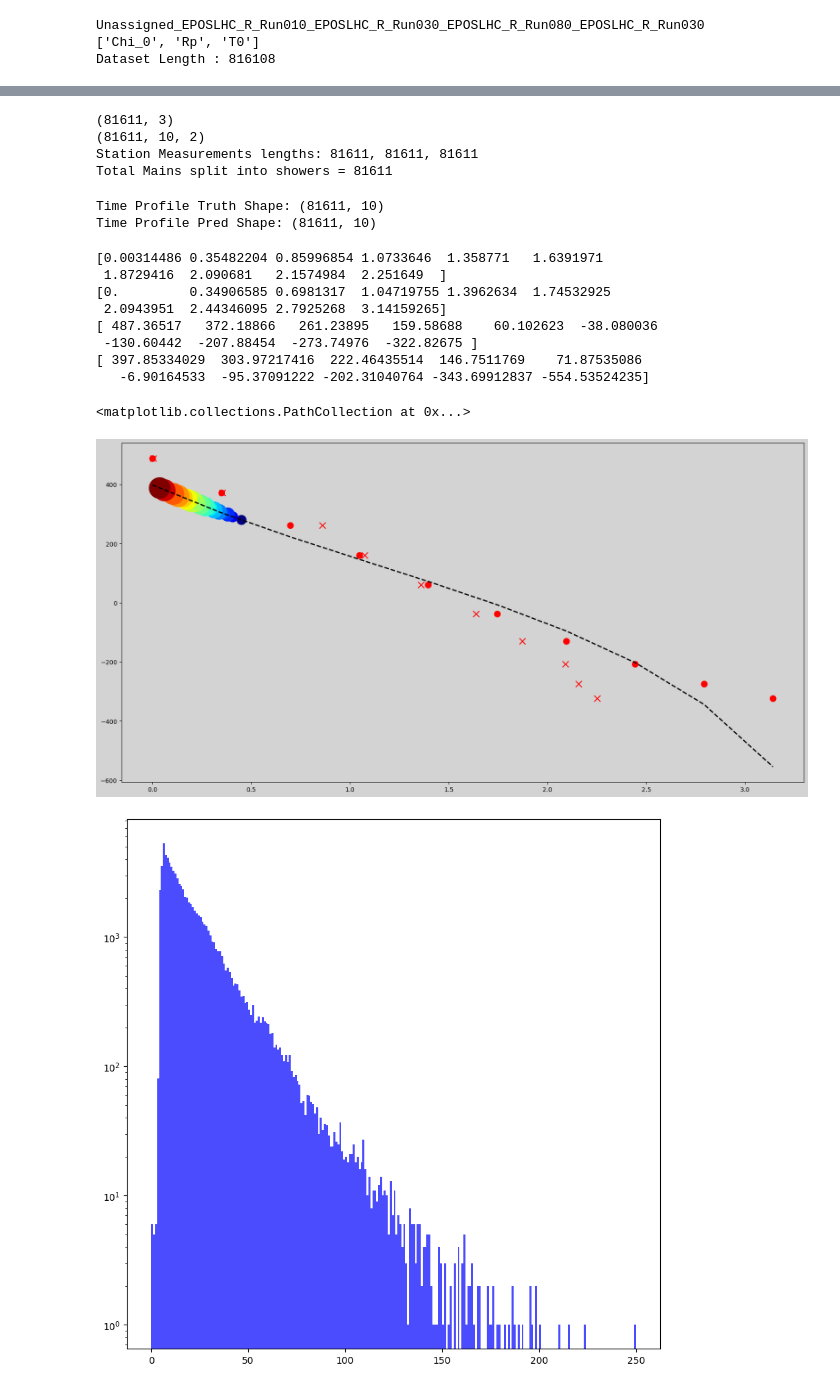
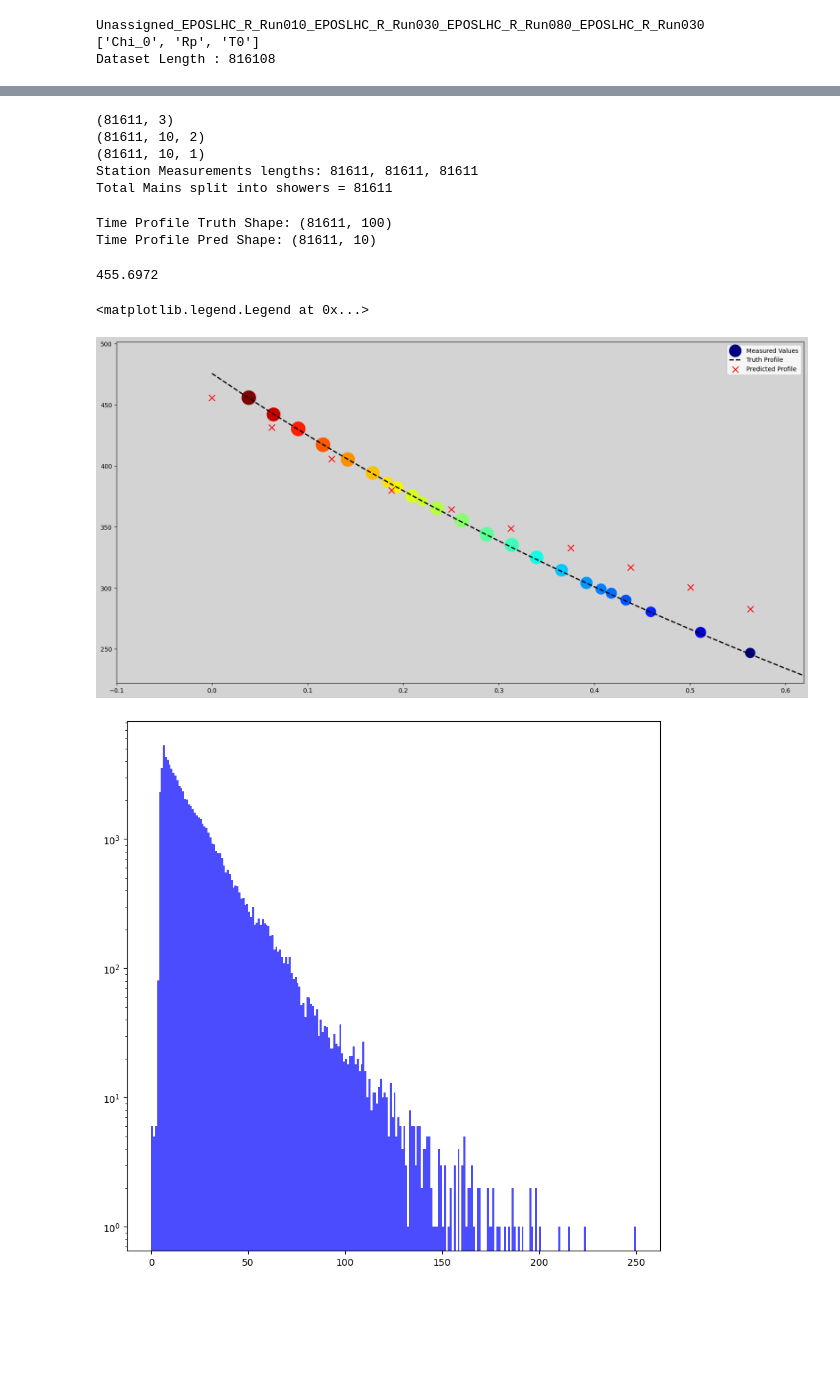
Before and after one commit to fedor-tairli/CDEProject, a Jupyter notebook: AutoencoderGeometry/Code/InspectModels.ipynb, the cells around one changed output, grey strips where cells are left out. Saved outputs shown, nothing was run; the diff lists cells and outputs as text; code cells hidden in the pictures; blank space fills up the shorter version.

```diff
--- a/AutoencoderGeometry/Code/InspectModels.ipynb
+++ b/AutoencoderGeometry/Code/InspectModels.ipynb
@@ -173,6 +173,7 @@ Dataset.RandomIter = False
 Truth   = []
 Rec     = []
 Pred    = []
+PredChis= []
 Mains   = []
 Auxs    = []
 
@@ -190,7 +191,7 @@ with torch.no_grad():
             Model_Out = Model(BatchMains, BatchAux)
 
             Pred   .append(Model_Out['time_profile'].cpu())
-
+            PredChis.append(Model_Out['test_chi_is'].cpu())
         EvI+=1
         # if EvI == 10: break
 
@@ -198,6 +199,7 @@ print()
 Truth   = torch.cat(Truth  , dim=0)
 Rec     = torch.cat(Rec    , dim=0)
 Pred    = torch.cat(Pred   , dim=0)
+PredChis= torch.cat(PredChis, dim=0)
 Auxs    = torch.cat(Auxs   , dim=0)
 
 
@@ -206,11 +208,12 @@ Auxs    = torch.cat(Auxs   , dim=0)
 Truth   = Truth.numpy()
 Rec     = Rec  .numpy()
 Pred    = Pred .numpy()
+PredChis= PredChis.numpy()
 Auxs    = Auxs .numpy()
 
 print(Truth.shape)
 print(Pred.shape)
-
+print(PredChis.shape)
 
 
 chi_is = []
@@ -232,15 +235,16 @@ for Batch in Mains:
         station_time.append(Main['station_time'].item())
         station_signal.append(Main['station_signal'].item())
 
-station_time = np.array(station_time)
+station_time   = np.array(station_time)
 station_signal = np.array(station_signal)
-station_chii  = np.array(station_chii)
+station_chii   = np.array(station_chii)
 
 print(f'Station Measurements lengths: {len(station_time)}, {len(station_signal)}, {len(station_chii)}')
 print(f'Total Mains split into showers = {len(chi_is)}')
 # %% [output]
 (81611, 3)
 (81611, 10, 2)
+(81611, 10, 1)
 Station Measurements lengths: 81611, 81611, 81611
 Total Mains split into showers = 81611
 # %%
@@ -265,61 +269,58 @@ Chi_0s = Truth[:,0]
 Rp     = Truth[:,1]
 T0     = Truth[:,2]
 
-test_chis = np.linspace(0, 1, num=10).reshape(1, -1).repeat(len(Pred), axis=0)  # (B, 10) # between 0 and 1
+test_chis = np.linspace(0, 1, num=100).reshape(1, -1).repeat(len(Pred), axis=0)  # (B, 10) # between 0 and 1
 test_chis = test_chis * np.ones_like(Chi_0s[:, np.newaxis])*np.pi  # (B, 10) # between 0 and chi_0
 
 Time_Profile_Truth  = time_fit_np(test_chis, Chi_0s[:, np.newaxis], Rp[:, np.newaxis], T0[:, np.newaxis])  # (B, 10)
 Time_Profile_Pred   = Pred[:,:,1]  # (B, 10)
 Chii_Profile_Truth  = test_chis  # (B, 10)
-Chii_Profile_Pred   = Pred[:,:,0]
+Chii_Profile_Pred   = PredChis[:,:,0]
 
 print(f'Time Profile Truth Shape: {Time_Profile_Truth.shape}')
 print(f'Time Profile Pred Shape: {Time_Profile_Pred.shape}')
 # %% [output]
-Time Profile Truth Shape: (81611, 10)
+Time Profile Truth Shape: (81611, 100)
 Time Profile Pred Shape: (81611, 10)
 # %%
 Event_Found = False
 while not Event_Found:
     N = np.random.randint(0, len(Pred))
     if len(chi_is[N]) > 10: Event_Found = True
 
 
 fig, ax = plt.subplots(1,1,figsize=(20, 10))
 ax.set_facecolor('lightgray')
 fig.set_facecolor('lightgray')
 
 t_chii = chi_is[N]
 t_charge = charge[N]
 t_time   = time[N]
 
 t_chii_preds = Chii_Profile_Pred[N]
 t_chii_truth = Chii_Profile_Truth[N]
 t_time_preds = Time_Profile_Pred[N]
 t_time_truth = Time_Profile_Truth[N]
 
-print(t_chii_preds)
-print(t_chii_truth)
-print(t_time_preds)
-print(t_time_truth)
+# print(t_chii_preds)
+# print(t_chii_truth)
+# print(t_time_preds)
+# print(t_time_truth)
 
 
 ax.scatter(t_chii, t_time, c = t_time, cmap='jet',s=10*np.sqrt(t_charge), label='Measured Values')
 
-ax.plot(Chii_Profile_Truth[N], Time_Profile_Truth[N], color='black', label='Truth Profile', linewidth=2, linestyle='dashed')
-ax.scatter(Chii_Profile_Truth[N], Time_Profile_Pred[N], color='red', label='Predicted Profile', s=100)
-ax.scatter(Chii_Profile_Pred[N], Time_Profile_Pred[N], color='red',marker='x', label='Predicted Profile', s=100)
+ax.plot(t_chii_truth, t_time_truth, color='black', label='Truth Profile', linewidth=2, linestyle='dashed')
+# ax.scatter(Chii_Profile_Truth[N], Time_Profile_Pred[N], color='red', label='Predicted Profile', s=100)
+ax.scatter(t_chii_preds, t_time_preds, color='red',marker='x', label='Predicted Profile', s=100)
+ax.set_xlim(-0.1,1.1*max(t_chii))
+print(max(t_time))
+ax.set_ylim(0.9*min(t_time),1.1*max(t_time))
+plt.legend()
 # %% [output]
-[0.00314486 0.35482204 0.85996854 1.0733646  1.358771   1.6391971
- 1.8729416  2.090681   2.1574984  2.251649  ]
-[0.         0.34906585 0.6981317  1.04719755 1.3962634  1.74532925
- 2.0943951  2.44346095 2.7925268  3.14159265]
-[ 487.36517   372.18866   261.23895   159.58688    60.102623  -38.080036
- -130.60442  -207.88454  -273.74976  -322.82675 ]
-[ 397.85334029  303.97217416  222.46435514  146.7511769    71.87535086
-   -6.90164533  -95.37091222 -202.31040764 -343.69912837 -554.53524235]
+455.6972
-<matplotlib.collections.PathCollection at 0x...>
+<matplotlib.legend.Legend at 0x...>
-[figure, old version]
+[figure, new version]
 # %%
 Time_Diffs = Time_Profile_Truth - Time_Profile_Pred
 Chii_Diffs = Chii_Profile_Truth - Chii_Profile_Pred
```
Also changed, not shown: parts of 4 cells of this notebook, 11 other files.
